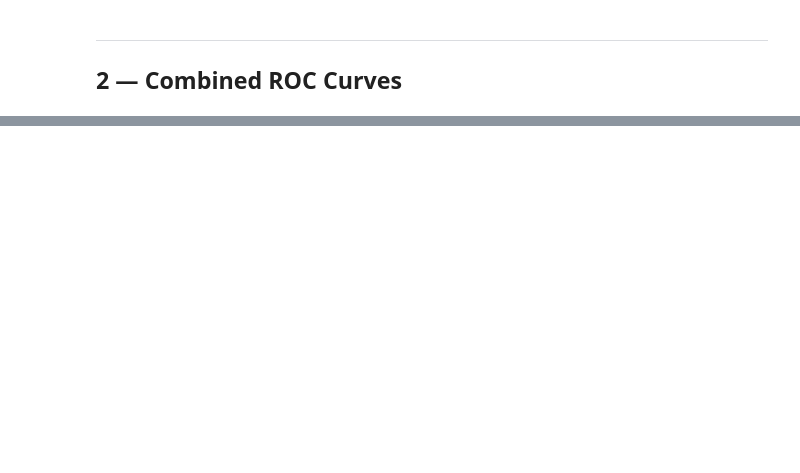
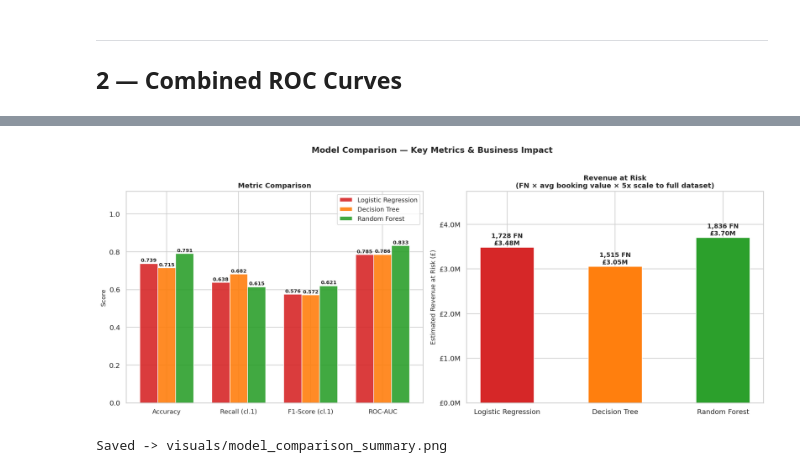
Before and after one commit to Sneha140202/hotel-booking-analysis, a Jupyter notebook: notebooks/11_model_comparison.ipynb, the cells around one changed output, grey strips where cells are left out. Saved outputs shown, nothing was run; the diff lists cells and outputs as text; code cells hidden in the pictures; blank space fills up the shorter version.

```diff
--- a/notebooks/11_model_comparison.ipynb
+++ b/notebooks/11_model_comparison.ipynb
@@ -99,17 +127,0 @@ print(results_df[["TP","FP","FN","TN","Revenue at Risk (£)"]].to_string())
-# %%
-display_df = results_df[["Accuracy","Precision (cl.1)","Recall (cl.1)",
-                          "F1-Score (cl.1)","ROC-AUC"]].copy()
-
-display_df.columns = ["Accuracy", "Precision", "Recall", "F1-Score", "ROC-AUC"]
-display_df = display_df.reset_index()
-
-print("=" * 70)
-print(f"  {'Model':<26} {'Accuracy':>9} {'Precision':>10} "
-      f"{'Recall':>8} {'F1-Score':>9} {'ROC-AUC':>9}")
-print("  " + "-" * 66)
-for _, row in display_df.iterrows():
-    marker = " ★" if row["Model"] == "Random Forest (tuned)" else "  "
-    print(f"  {row['Model']:<26} {row['Accuracy']:>9.4f} {row['Precision']:>10.4f} "
-          f"{row['Recall']:>8.4f} {row['F1-Score']:>9.4f} {row['ROC-AUC']:>9.4f}{marker}")
-print("=" * 70)
-print("  ★ = Recommended final model")
@@ -363,0 +235,55 @@ be demonstrated in the Week 4 dashboard.
+# %%
+fig, axes = plt.subplots(1, 2, figsize=(15, 6))
+fig.suptitle("Model Comparison — Key Metrics & Business Impact",
+             fontsize=13, fontweight="bold", y=1.02)
+
+metric_cols = ["Accuracy", "Recall (cl.1)", "F1-Score (cl.1)", "ROC-AUC"]
+model_names = results_df.index.tolist()
+x = np.arange(len(metric_cols))
+w = 0.25
+
+for i, name in enumerate(model_names):
+    vals   = [results_df.loc[name, c] for c in metric_cols]
+    offset = (i - 1) * w
+    bars   = axes[0].bar(x + offset, vals, w,
+                         color=MODEL_COLORS[name], edgecolor="white",
+                         alpha=0.9, label=name)
+    for bar, val in zip(bars, vals):
+        axes[0].text(bar.get_x() + bar.get_width()/2,
+                     bar.get_height() + 0.008,
+                     f"{val:.3f}", ha="center", fontsize=8, fontweight="bold")
+
+axes[0].set_xticks(x)
+axes[0].set_xticklabels(metric_cols, fontsize=10)
+axes[0].set_ylabel("Score", fontsize=10)
+axes[0].set_ylim(0, 1.12)
+axes[0].set_title("Metric Comparison", fontsize=11, fontweight="bold")
+axes[0].legend(fontsize=10)
+
+# Revenue-at-risk bar
+fn_vals  = [int(results_df.loc[n, "FN"]) for n in model_names]
+rev_risk = [fn * 107.51 * 3.75 * 5 for fn in fn_vals]
+
+bars2 = axes[1].bar(model_names, rev_risk,
+                    color=[MODEL_COLORS[n] for n in model_names],
+                    edgecolor="white", width=0.5)
+axes[1].set_title("Revenue at Risk\n(FN × avg booking value × 5x scale to full dataset)",
+                  fontsize=11, fontweight="bold")
+axes[1].set_ylabel("Estimated Revenue at Risk (£)", fontsize=10)
+axes[1].yaxis.set_major_formatter(mtick.FuncFormatter(lambda v, _: f"£{v/1e6:.1f}M"))
+
+for bar, fn_n, rev in zip(bars2, fn_vals, rev_risk):
+    axes[1].text(bar.get_x() + bar.get_width()/2,
+                 bar.get_height() + 20000,
+                 f"{fn_n:,} FN\n£{rev/1e6:.2f}M",
+                 ha="center", va="bottom", fontsize=10, fontweight="bold")
+axes[1].set_ylim(0, max(rev_risk) * 1.28)
+
+plt.tight_layout()
+plt.savefig("../visuals/model_comparison_summary.png",
+            dpi=150, bbox_inches="tight", facecolor="white")
+plt.show()
+print("Saved -> visuals/model_comparison_summary.png")
+# %% [output]
+[figure, added]
+Saved -> visuals/model_comparison_summary.png
```
Also changed, not shown: parts of 11 cells of this notebook, 1 other file.
